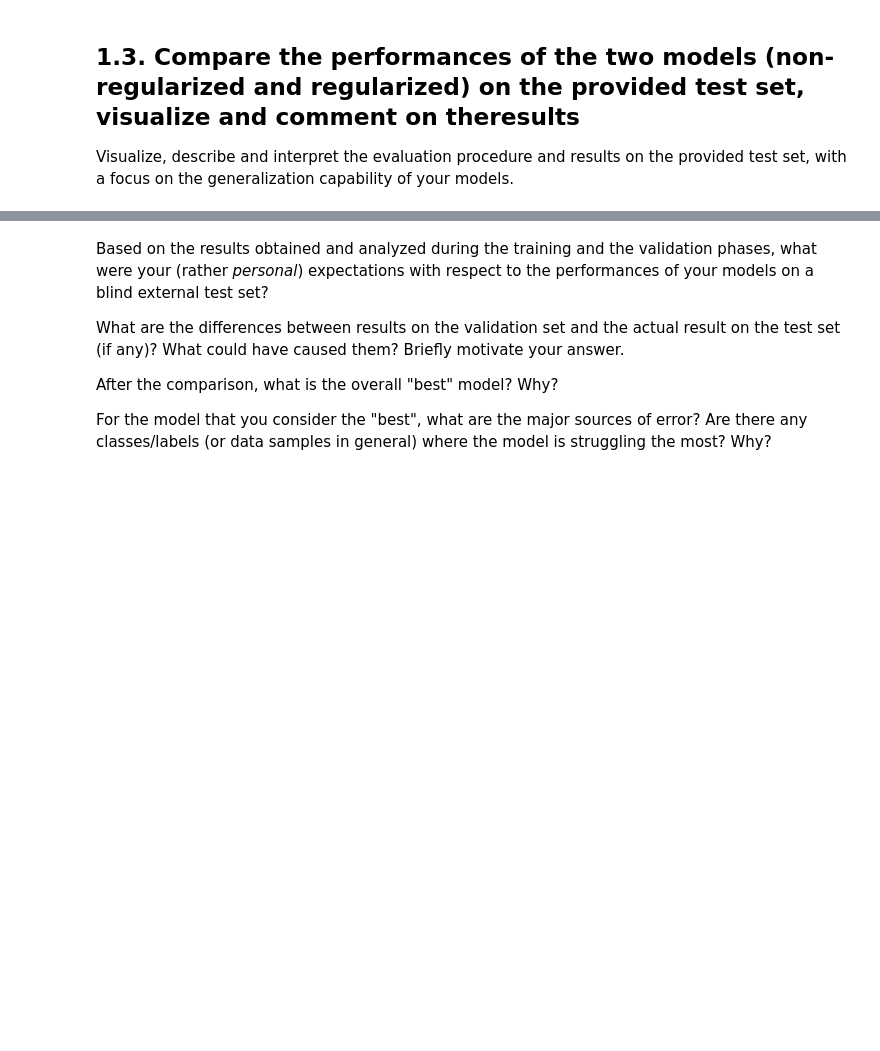
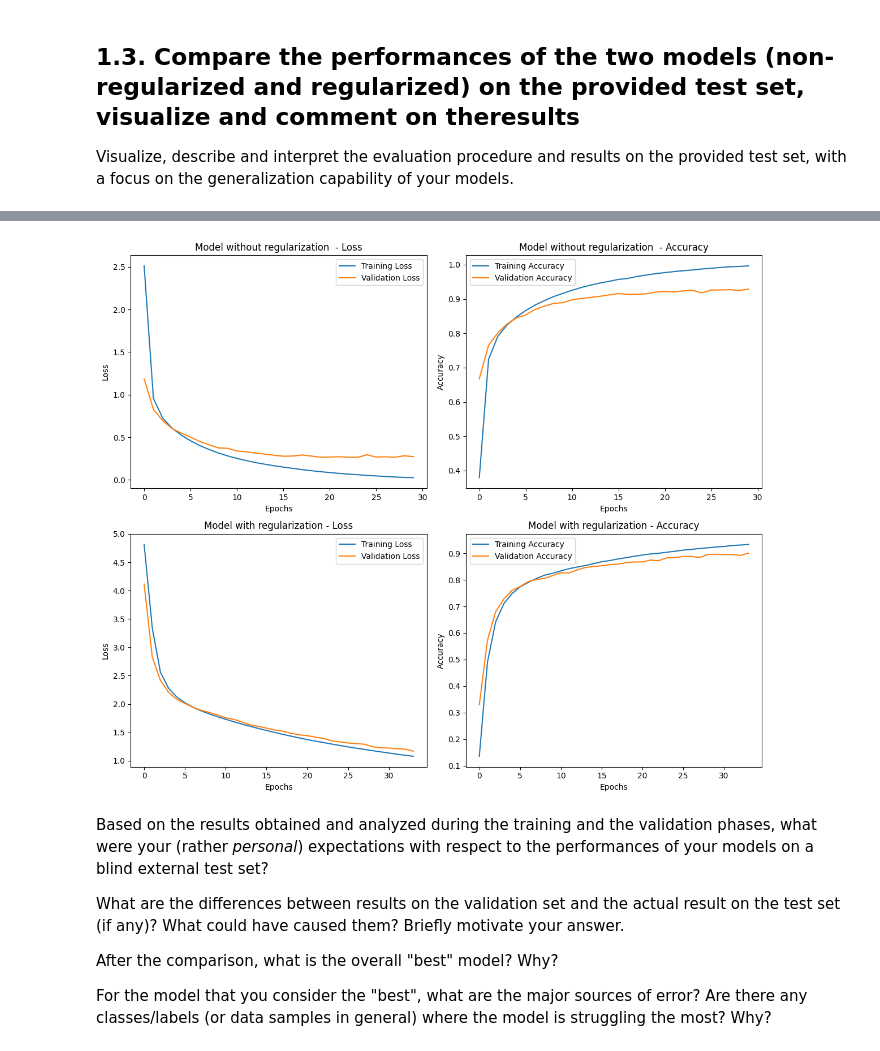
Before and after one commit to LucaPerf/Assignement-Advanced-ML, a Jupyter notebook: Assignment_2/Assignment2_template.ipynb, the cells around one changed output, grey strips where cells are left out. Saved outputs shown, nothing was run; the diff lists cells and outputs as text; code cells hidden in the pictures; blank space fills up the shorter version.

```diff
--- a/Assignment_2/Assignment2_template.ipynb
+++ b/Assignment_2/Assignment2_template.ipynb
@@ -514,3 +535,44 @@ Visualize, describe and interpret the evaluation procedure and results on the pr
+# %%
+# Print the graphs obtained in sections 1.1 and 1.2 so as
+# to speed up the comparison between them
+fig, axs = plt.subplots(2, 2, figsize=(12, 10))
+
+# First line, first graph: Model loss without regularization
+axs[0, 0].plot(network_history.history['loss'], label='Training Loss')
+axs[0, 0].plot(network_history.history['val_loss'], label='Validation Loss')
+axs[0, 0].set_title("Model without regularization  - Loss")
+axs[0, 0].set_xlabel("Epochs")
+axs[0, 0].set_ylabel("Loss")
+axs[0, 0].legend()
+
+# First line, second graph: Accuracy of the model without regularization
+axs[0, 1].plot(network_history.history['accuracy'], label='Training Accuracy')
+axs[0, 1].plot(network_history.history['val_accuracy'], label='Validation Accuracy')
+axs[0, 1].set_title("Model without regularization  - Accuracy")
+axs[0, 1].set_xlabel("Epochs")
+axs[0, 1].set_ylabel("Accuracy")
+axs[0, 1].legend()
+
+# Second line, first graph: Model loss with regularization
+axs[1, 0].plot(network_history2.history['loss'], label='Training Loss')
+axs[1, 0].plot(network_history2.history['val_loss'], label='Validation Loss')
+axs[1, 0].set_title("Model with regularization - Loss")
+axs[1, 0].set_xlabel("Epochs")
+axs[1, 0].set_ylabel("Loss")
+axs[1, 0].legend()
+
+# Second line, second graph: Model accuracy with regularization
+axs[1, 1].plot(network_history2.history['accuracy'], label='Training Accuracy')
+axs[1, 1].plot(network_history2.history['val_accuracy'], label='Validation Accuracy')
+axs[1, 1].set_title("Model with regularization - Accuracy")
+axs[1, 1].set_xlabel("Epochs")
+axs[1, 1].set_ylabel("Accuracy")
+axs[1, 1].legend()
+
+plt.tight_layout()
+plt.show()
+# %% [output]
+[figure, added]
 # %% [markdown]
 Based on the results obtained and analyzed during the training and the validation phases, what were your (rather _personal_) expectations with respect to the performances of your models on a blind external test set?
 
```
Also changed, not shown: parts of 4 cells of this notebook.
